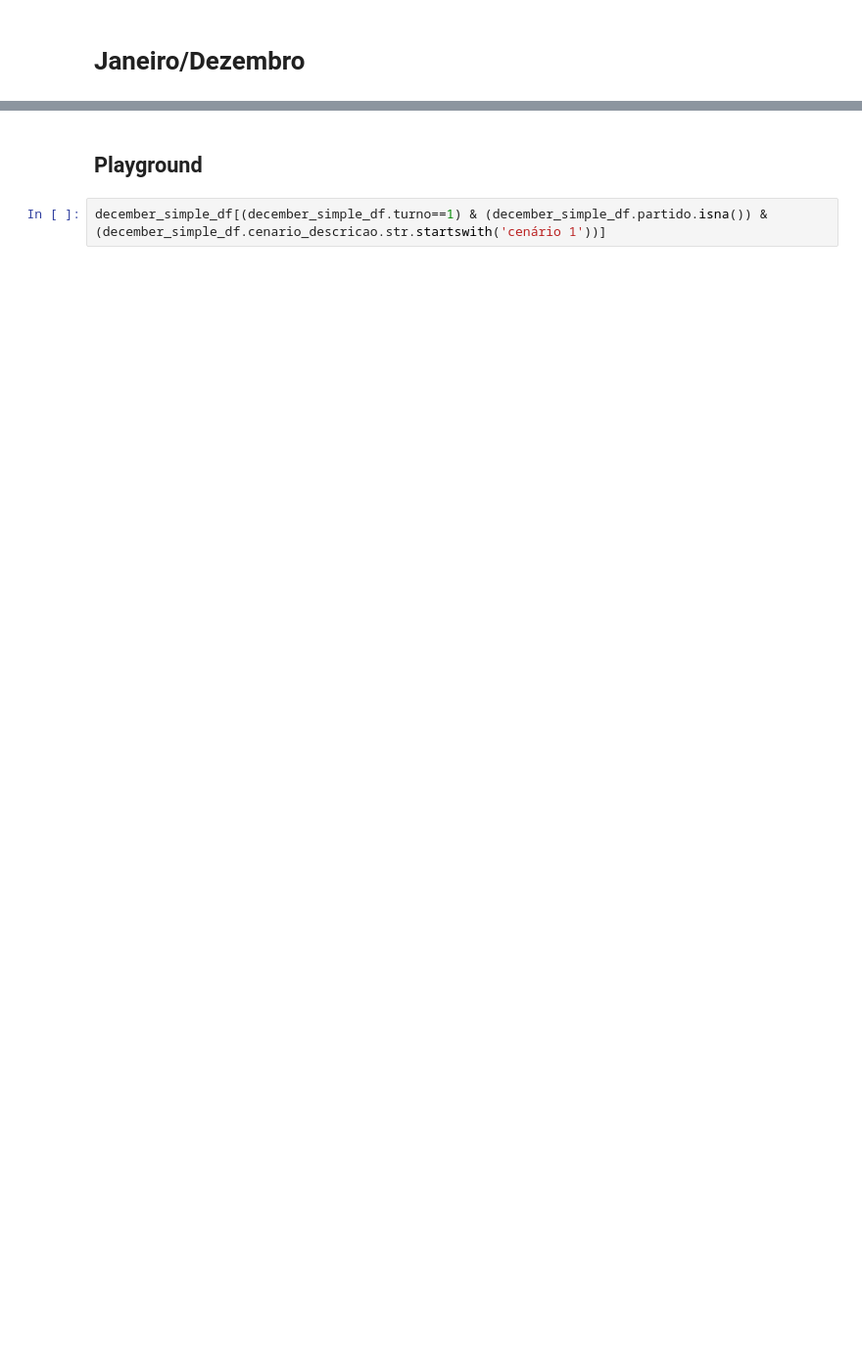
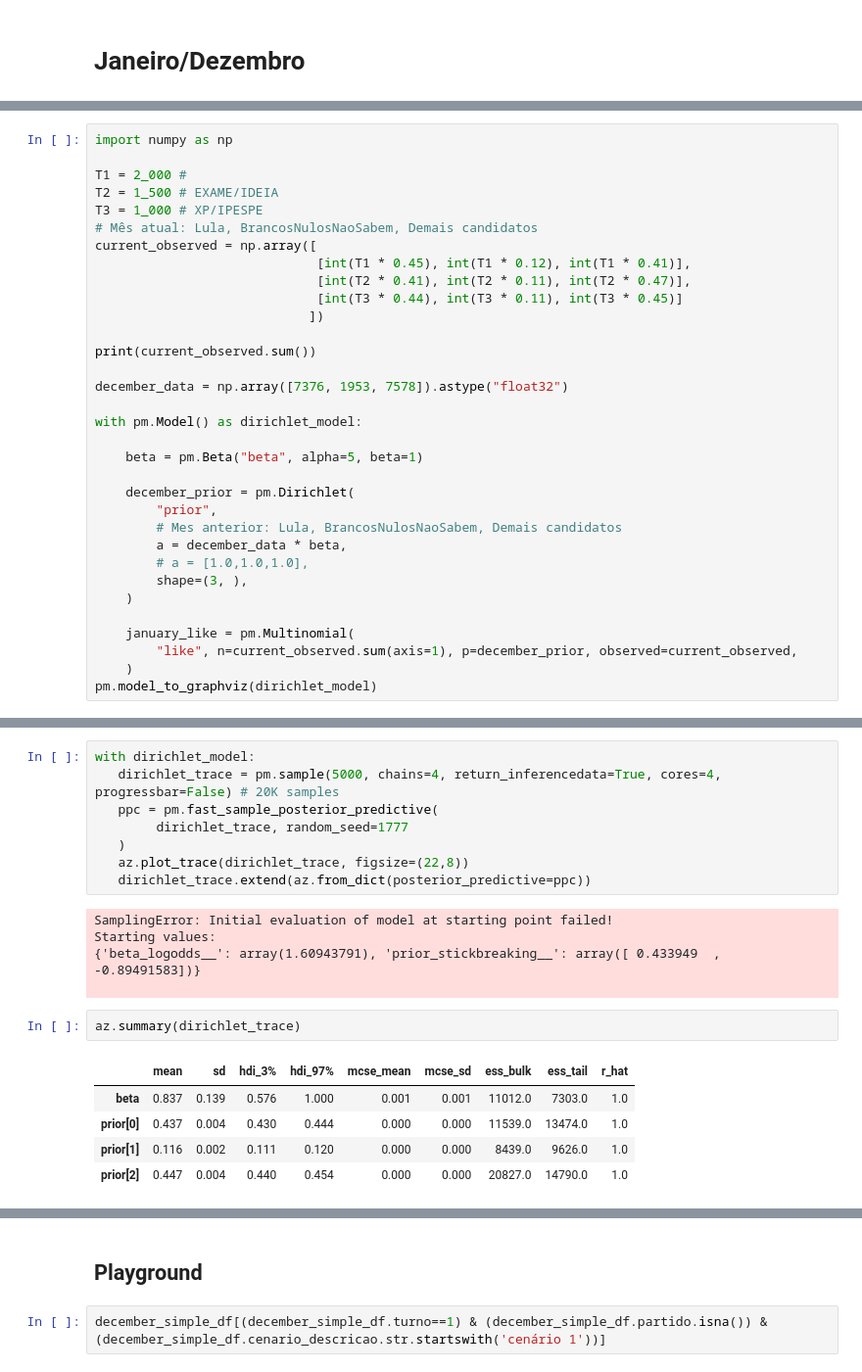
Before and after one commit to xboard/fastpages-blog, a Jupyter notebook: _notebooks/2022-01-07-brazils-2022-presidential-elections-polls-analysis-part1.ipynb, the cells around one changed output, grey strips where cells are left out. Shown: that part at 98% size. Saved outputs shown, nothing was run; the diff lists cells and outputs as text; blank space fills up the shorter version.

```diff
--- a/_notebooks/2022-01-07-brazils-2022-presidential-elections-polls-analysis-part1.ipynb
+++ b/_notebooks/2022-01-07-brazils-2022-presidential-elections-polls-analysis-part1.ipynb
@@ -312,0 +319,33 @@ Probabilidade de Lula vencer no primeiro turno é de: 28.17%
+# %%
+import numpy as np
+
+T1 = 2_000 #
+T2 = 1_500 # EXAME/IDEIA
+T3 = 1_000 # XP/IPESPE
+# Mês atual: Lula, BrancosNulosNaoSabem, Demais candidatos
+current_observed = np.array([
+                             [int(T1 * 0.45), int(T1 * 0.12), int(T1 * 0.41)],
+                             [int(T2 * 0.41), int(T2 * 0.11), int(T2 * 0.47)],
+                             [int(T3 * 0.44), int(T3 * 0.11), int(T3 * 0.45)]
+                            ])
+
+print(current_observed.sum())
+
+december_data = np.array([7376, 1953, 7578]).astype("float32")
+
+with pm.Model() as dirichlet_model:
+
+    beta = pm.Beta("beta", alpha=5, beta=1)
+
+    december_prior = pm.Dirichlet(
+        "prior",
+        # Mes anterior: Lula, BrancosNulosNaoSabem, Demais candidatos
+        a = december_data * beta,
+        # a = [1.0,1.0,1.0],
+        shape=(3, ),
+    )
+
+    january_like = pm.Multinomial(
+        "like", n=current_observed.sum(axis=1), p=december_prior, observed=current_observed,
+    )
+pm.model_to_graphviz(dirichlet_model)
@@ -312,0 +355,21 @@ Probabilidade de Lula vencer no primeiro turno é de: 28.17%
+# %%
+with dirichlet_model:
+   dirichlet_trace = pm.sample(5000, chains=4, return_inferencedata=True, cores=4, progressbar=False) # 20K samples
+   ppc = pm.fast_sample_posterior_predictive(
+        dirichlet_trace, random_seed=1777
+   )
+   az.plot_trace(dirichlet_trace, figsize=(22,8))
+   dirichlet_trace.extend(az.from_dict(posterior_predictive=ppc))
+# %% [output]
+SamplingError: Initial evaluation of model at starting point failed!
+Starting values:
+{'beta_logodds__': array(1.60943791), 'prior_stickbreaking__': array([ 0.433949  , -0.89491583])}
+
+# %%
+az.summary(dirichlet_trace)
+# %% [output]
+|  | mean | sd | hdi_3% | hdi_97% | mcse_mean | mcse_sd | ess_bulk | ess_tail | r_hat |
+| beta | 0.837 | 0.139 | 0.576 | 1.000 | 0.001 | 0.001 | 11012.0 | 7303.0 | 1.0 |
+| prior[0] | 0.437 | 0.004 | 0.430 | 0.444 | 0.000 | 0.000 | 11539.0 | 13474.0 | 1.0 |
+| prior[1] | 0.116 | 0.002 | 0.111 | 0.120 | 0.000 | 0.000 | 8439.0 | 9626.0 | 1.0 |
+| prior[2] | 0.447 | 0.004 | 0.440 | 0.454 | 0.000 | 0.000 | 20827.0 | 14790.0 | 1.0 |
```
Also changed, not shown: parts of 21 cells of this notebook.
